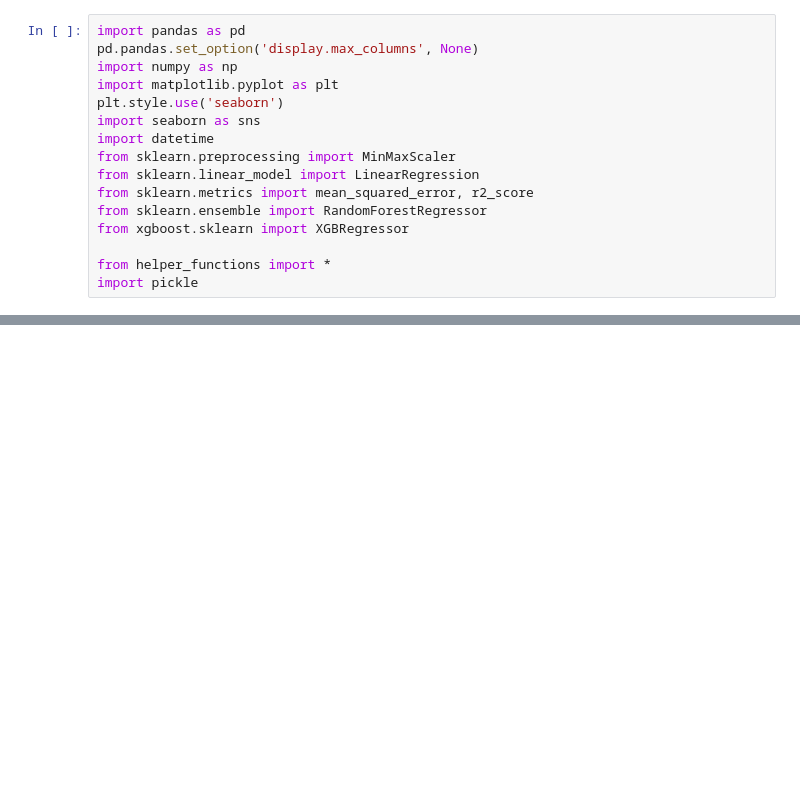
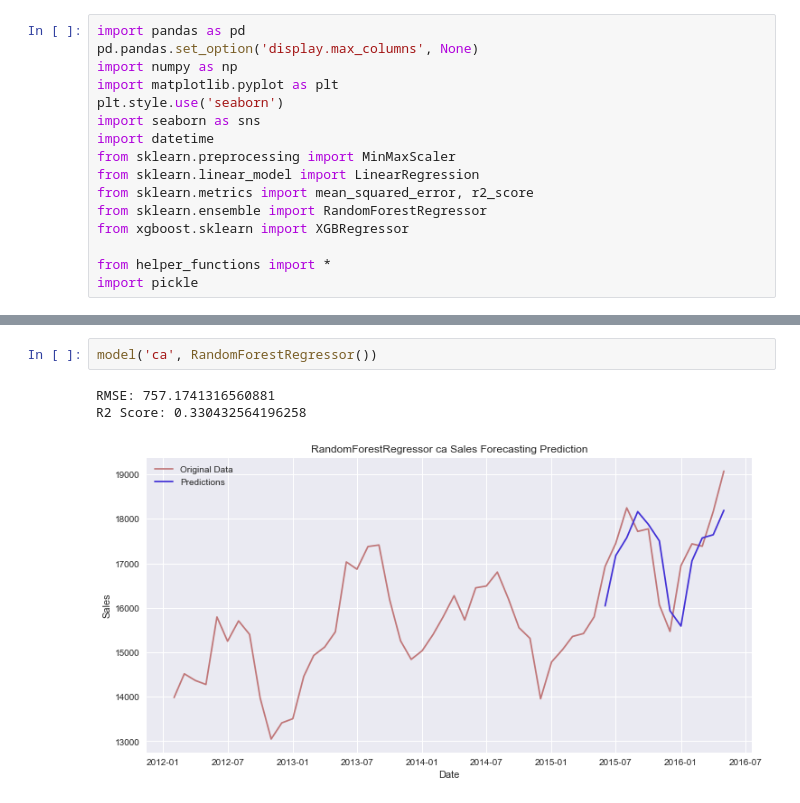
Before and after one commit to czaloumi/forecasting-time-series, a Jupyter notebook: src/1_ca_regression.ipynb, the cells around one changed output, grey strips where cells are left out. Cells and saved outputs as stored; diff of their text form; blank space fills up the shorter version.

```diff
--- a/src/1_ca_regression.ipynb
+++ b/src/1_ca_regression.ipynb
@@ -18,0 +25,6 @@ import pickle
+# %%
+model('ca', RandomForestRegressor())
+# %% [output]
+RMSE: 757.1741316560881
+R2 Score: 0.330432564196258
+[figure, added]
```
Also changed, not shown: parts of 19 cells of this notebook, 5 other files.
